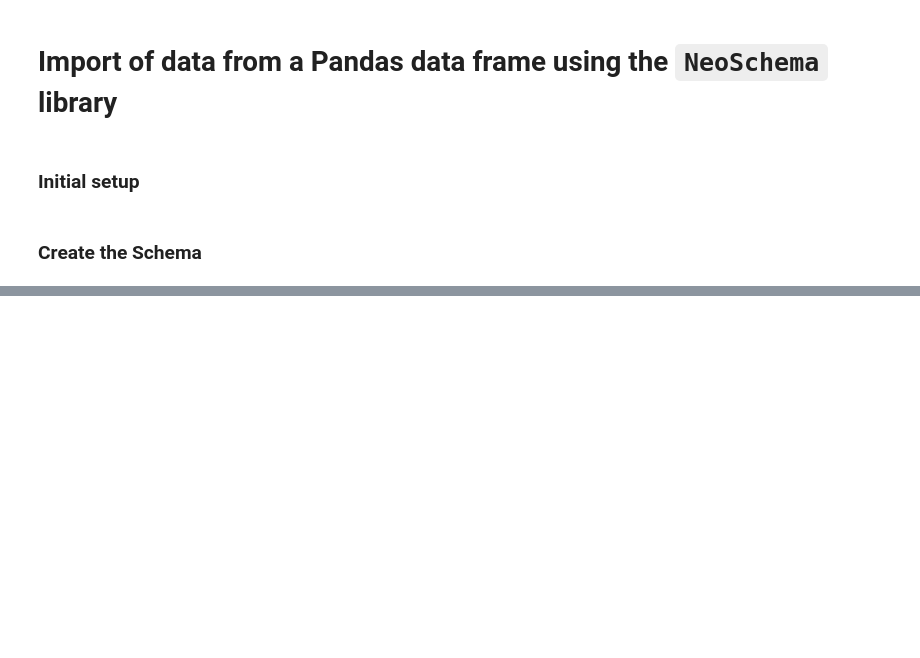
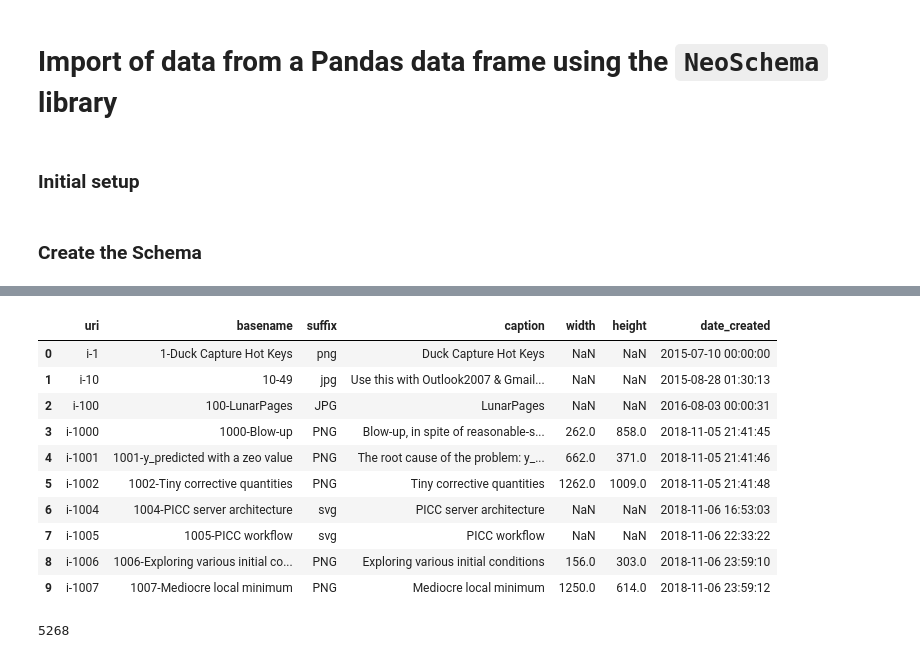
Before and after one commit to BrainAnnex/brain-annex, a Jupyter notebook: notebooks/tutorial_neoschema_2_import.ipynb, the cells around one changed output, grey strips where cells are left out. Drawn from its saved outputs; the diff is of its cells as text; code cells hidden in the pictures; blank space fills up the shorter version.

```diff
--- a/notebooks/tutorial_neoschema_2_import.ipynb
+++ b/notebooks/tutorial_neoschema_2_import.ipynb
@@ -101 +97,22 @@ len(new_ids)
+# %%
+df_2_small = df_2[0:10]
+df_2_small
+# %% [output]
+|  | uri | basename | suffix | caption | width | height | date_created |
+| 0 | i-1 | 1-Duck Capture Hot Keys | png | Duck Capture Hot Keys | NaN | NaN | 2015-07-10 00:00:00 |
+| 1 | i-10 | 10-49 | jpg | Use this with Outlook2007 & Gmail... | NaN | NaN | 2015-08-28 01:30:13 |
+| 2 | i-100 | 100-LunarPages | JPG | LunarPages | NaN | NaN | 2016-08-03 00:00:31 |
+| 3 | i-1000 | 1000-Blow-up | PNG | Blow-up, in spite of reasonable-s... | 262.0 | 858.0 | 2018-11-05 21:41:45 |
+| 4 | i-1001 | 1001-y_predicted with a zeo value | PNG | The root cause of the problem: y_... | 662.0 | 371.0 | 2018-11-05 21:41:46 |
+| 5 | i-1002 | 1002-Tiny corrective quantities | PNG | Tiny corrective quantities | 1262.0 | 1009.0 | 2018-11-05 21:41:48 |
+| 6 | i-1004 | 1004-PICC server architecture | svg | PICC server architecture | NaN | NaN | 2018-11-06 16:53:03 |
+| 7 | i-1005 | 1005-PICC workflow | svg | PICC workflow | NaN | NaN | 2018-11-06 22:33:22 |
+| 8 | i-1006 | 1006-Exploring various initial co... | PNG | Exploring various initial conditions | 156.0 | 303.0 | 2018-11-06 23:59:10 |
+| 9 | i-1007 | 1007-Mediocre local minimum | PNG | Mediocre local minimum | 1250.0 | 614.0 | 2018-11-06 23:59:12 |
+# %%
+new_ids_2 = NeoSchema.import_pandas_nodes(df=df_2, class_node="Images", extra_labels = "BA", schema_code="i",
+                                          datetime_cols="date_created", int_cols=["width", "height"])
+len(new_ids_2)
+# %% [output]
+5268
 # %%
```
Also changed, not shown: parts of 18 cells of this notebook, 9 other files.
